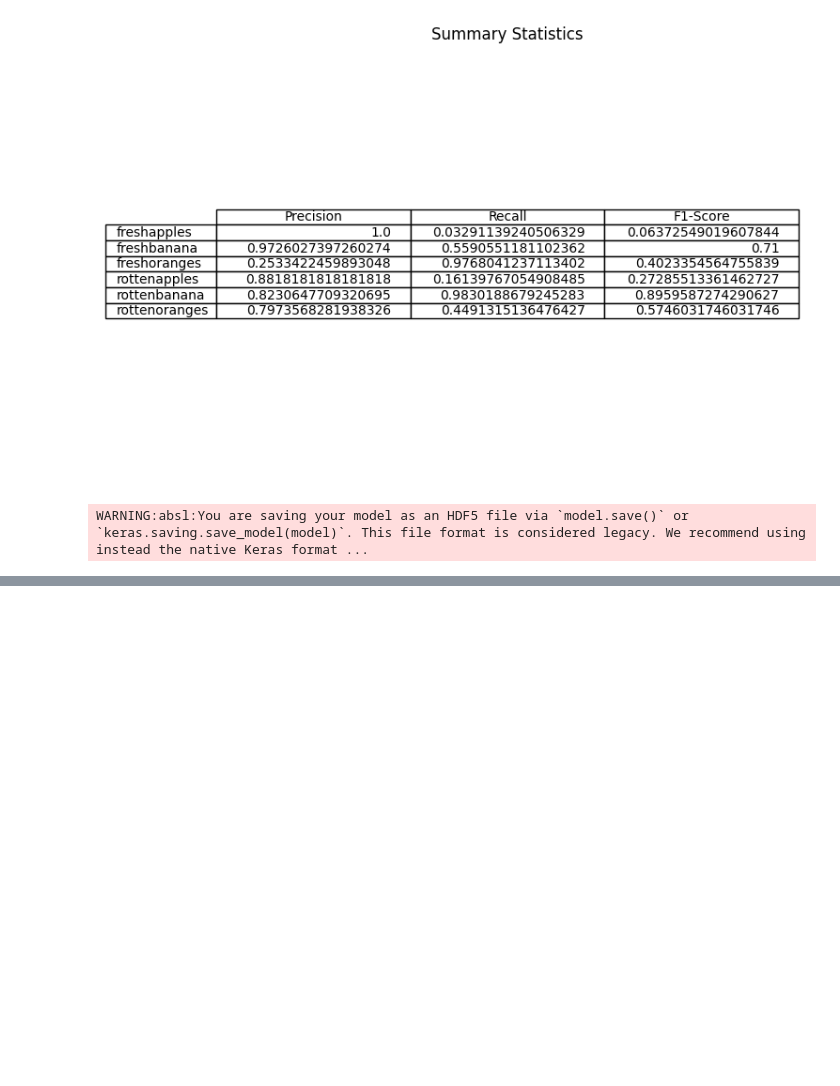
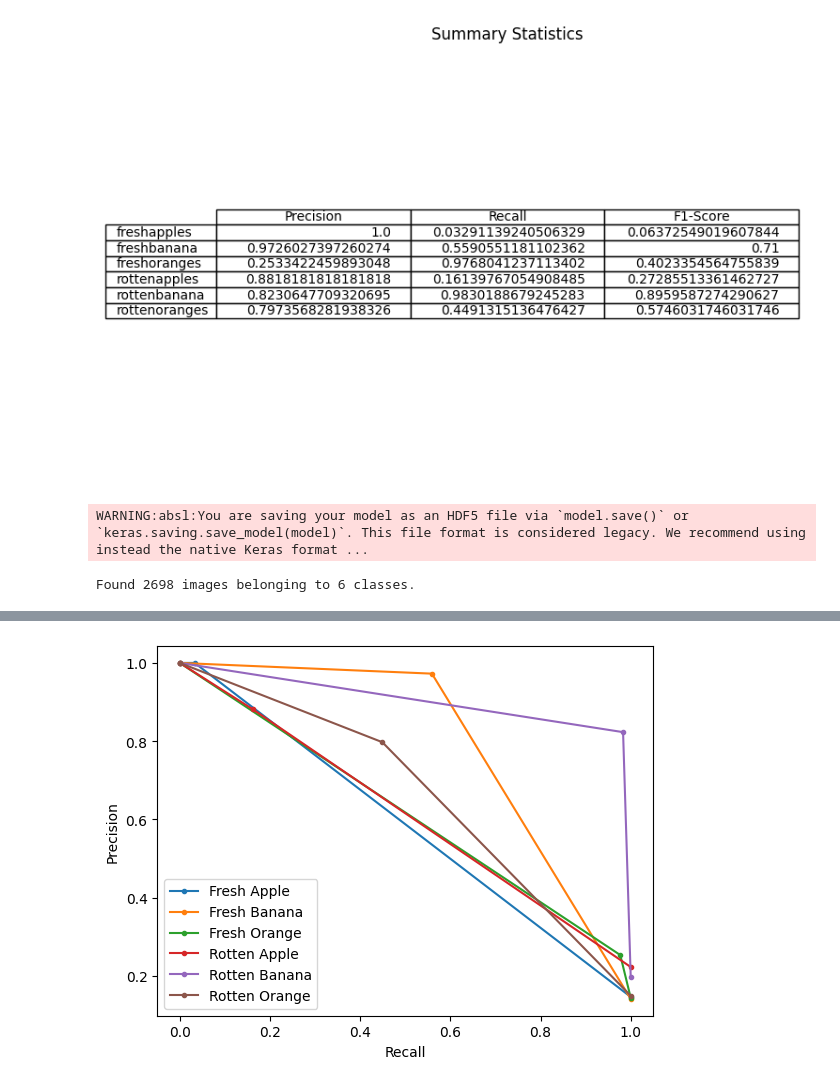
Before and after one commit to sahil-gusain/majorproject, a Jupyter notebook: CNN/CNN.ipynb, the cells around one changed output, grey strips where cells are left out. Saved outputs shown, nothing was run; the diff lists cells and outputs as text; code cells hidden in the pictures; blank space fills up the shorter version.

```diff
--- a/CNN/CNN.ipynb
+++ b/CNN/CNN.ipynb
@@ -439,3 +443,42 @@ model.save('cnn_model.h5')
 WARNING:absl:You are saving your model as an HDF5 file via `model.save()` or `keras.saving.save_model(model)`. This file format is considered legacy. We recommend using instead the native Keras format ...
 # %%
 model.save('cnn_model.keras')
+# %%
+class_label=['Fresh Apple', 'Fresh Banana', 'Fresh Orange', 'Rotten Apple', 'Rotten Banana', 'Rotten Orange']
+test_datagen = ImageDataGenerator(
+    rescale=1./255
+)
+
+new_model = tf.keras.models.load_model('cnn_model.keras')
+
+test_generator = test_datagen.flow_from_directory(
+    directory=TEST_PATH,
+    target_size=(224, 224),
+    color_mode='rgb',
+    class_mode='categorical',
+    shuffle=False
+)
+
+true_labels = test_generator.classes
+
+predictions = new_model.predict(test_generator)
+
+predicted_labels = np.argmax(predictions, axis=1)
+
+# Binarize the output
+num_classes = len(np.unique(true_labels))
+classes = list(range(num_classes))  # Create a list of integers for your classes
+true_labels_bin = label_binarize(true_labels, classes=classes)
+predicted_labels_bin = label_binarize(predicted_labels, classes=classes)
+
+# Then compute precision and recall for each class
+for i in range(num_classes):
+    precision, recall, _ = precision_recall_curve(true_labels_bin[:, i], predicted_labels_bin[:, i])
+    plt.plot(recall, precision, marker='.', label=class_label[i])
+
+plt.xlabel('Recall')
+plt.ylabel('Precision')
+plt.legend()
+plt.show()
+# %% [output]
+Found 2698 images belonging to 6 classes.
@@ -441,0 +486 @@ model.save('cnn_model.keras')
+[figure, added]
```
Also changed, not shown: parts of 5 cells of this notebook, 14 other files.
